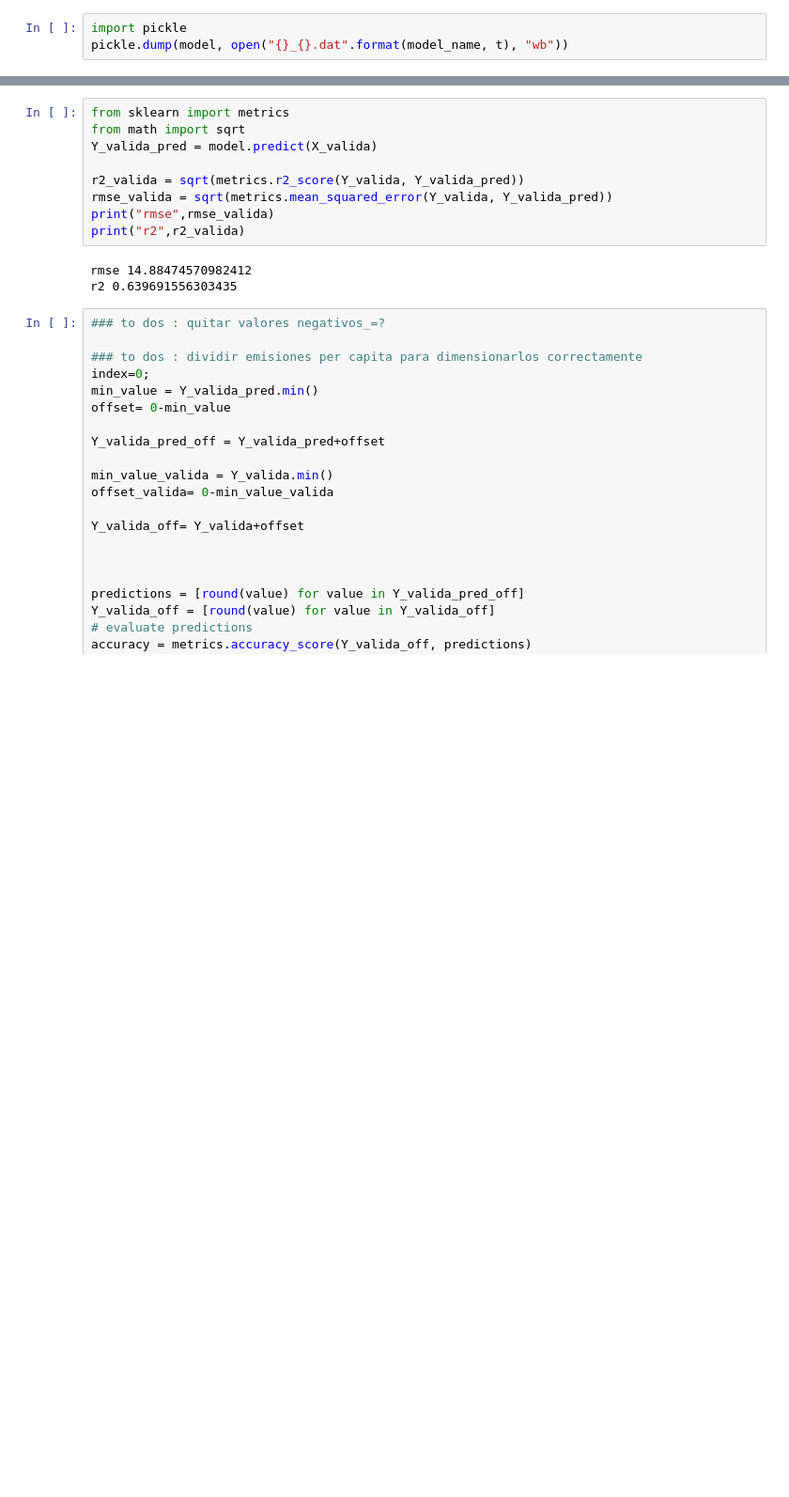
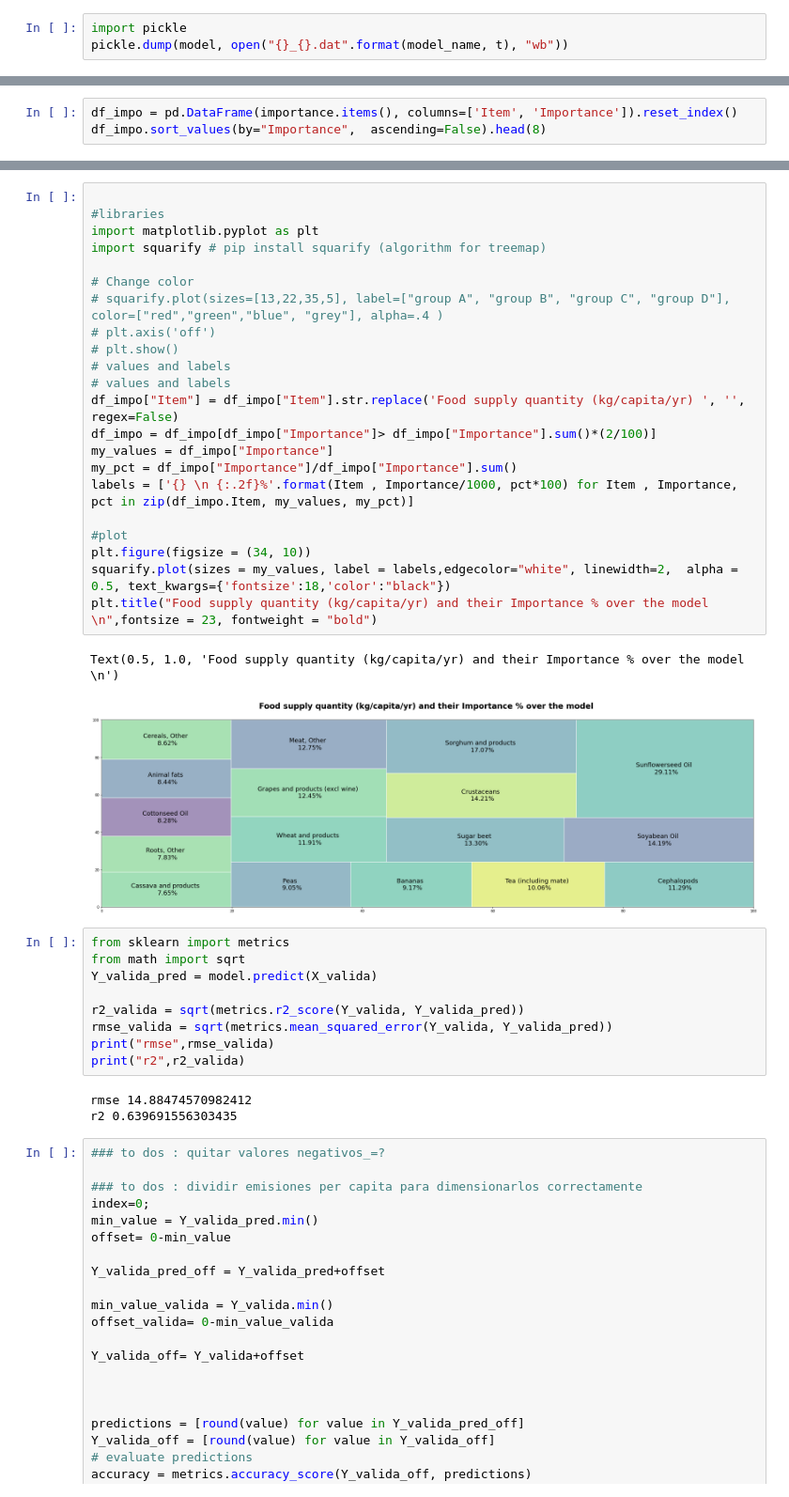
Before and after one commit to RgomezRo/capstone, a Jupyter notebook: Time series.ipynb, the cells around one changed output, grey strips where cells are left out. Shown at 94% size. Saved outputs shown, nothing was run; the diff lists cells and outputs as text; blank space fills up the shorter version.

Commit message:
Included tree map for feature importance and hide some code

```diff
--- a/Time series.ipynb
+++ b/Time series.ipynb
@@ -962,3 +910,6 @@ fig, ax = plt.subplots(figsize = (10, 15))
 plot_importance(model, importance_type = "gain", ax = ax);
 # %% [output]
 [figure]
+# %%
+df_impo = pd.DataFrame(importance.items(), columns=['Item', 'Importance']).reset_index()
+df_impo.sort_values(by="Importance",  ascending=False).head(8)
@@ -965,3 +926,28 @@ plot_importance(model, importance_type = "gain", ax = ax);
+# %%
+
+#libraries
+import matplotlib.pyplot as plt
+import squarify # pip install squarify (algorithm for treemap)
+
+# Change color
+# squarify.plot(sizes=[13,22,35,5], label=["group A", "group B", "group C", "group D"], color=["red","green","blue", "grey"], alpha=.4 )
+# plt.axis('off')
+# plt.show()
+# values and labels
+# values and labels
+df_impo["Item"] = df_impo["Item"].str.replace('Food supply quantity (kg/capita/yr) ', '', regex=False)
+df_impo = df_impo[df_impo["Importance"]> df_impo["Importance"].sum()*(2/100)]
+my_values = df_impo["Importance"]
+my_pct = df_impo["Importance"]/df_impo["Importance"].sum()
+labels = ['{} \n {:.2f}%'.format(Item , Importance/1000, pct*100) for Item , Importance, pct in zip(df_impo.Item, my_values, my_pct)]
+
+#plot
+plt.figure(figsize = (34, 10))
+squarify.plot(sizes = my_values, label = labels,edgecolor="white", linewidth=2,  alpha = 0.5, text_kwargs={'fontsize':18,'color':"black"})
+plt.title("Food supply quantity (kg/capita/yr) and their Importance % over the model \n",fontsize = 23, fontweight = "bold")
+# %% [output]
+Text(0.5, 1.0, 'Food supply quantity (kg/capita/yr) and their Importance % over the model \n')
+[figure, added]
 # %%
 from sklearn import metrics
 from math import sqrt
```
Also changed, not shown: parts of 38 cells of this notebook.
